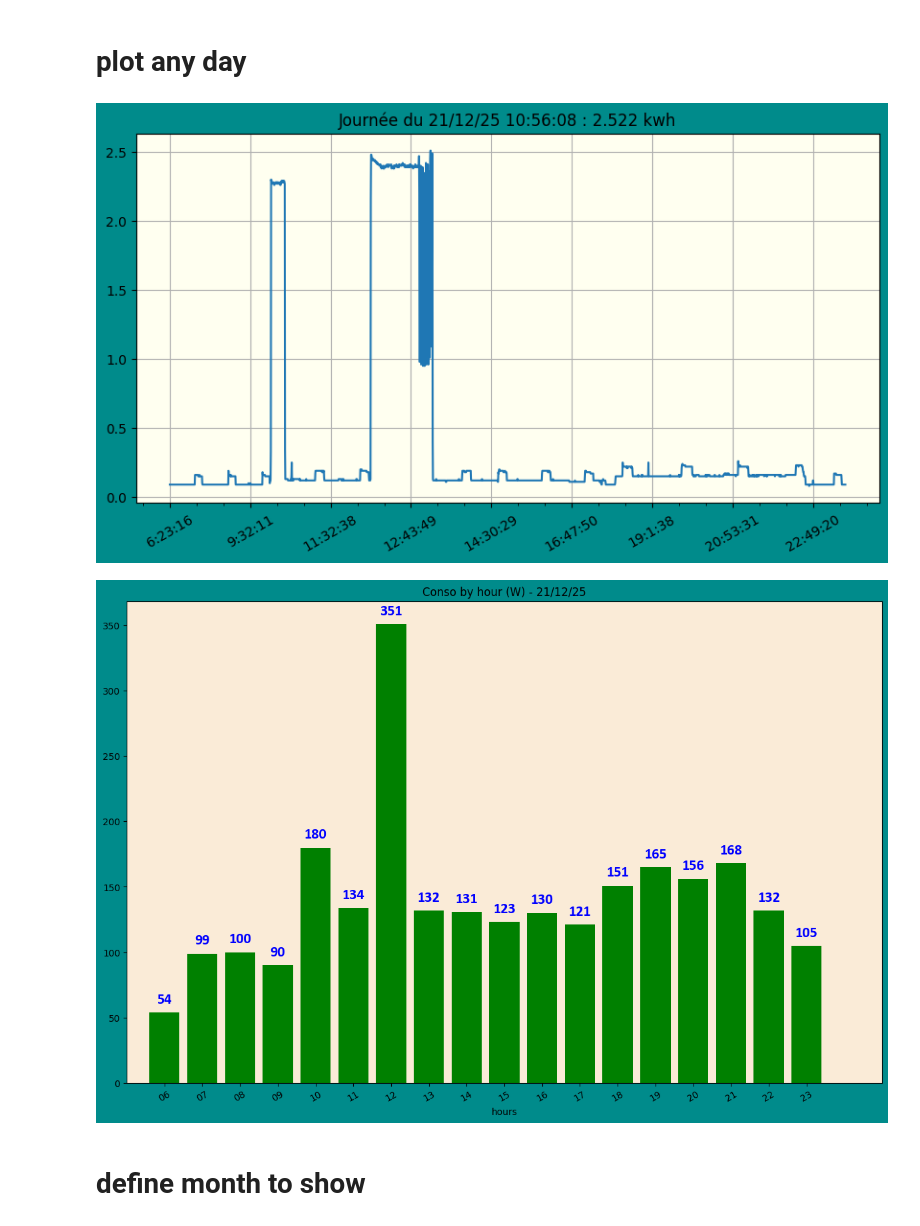
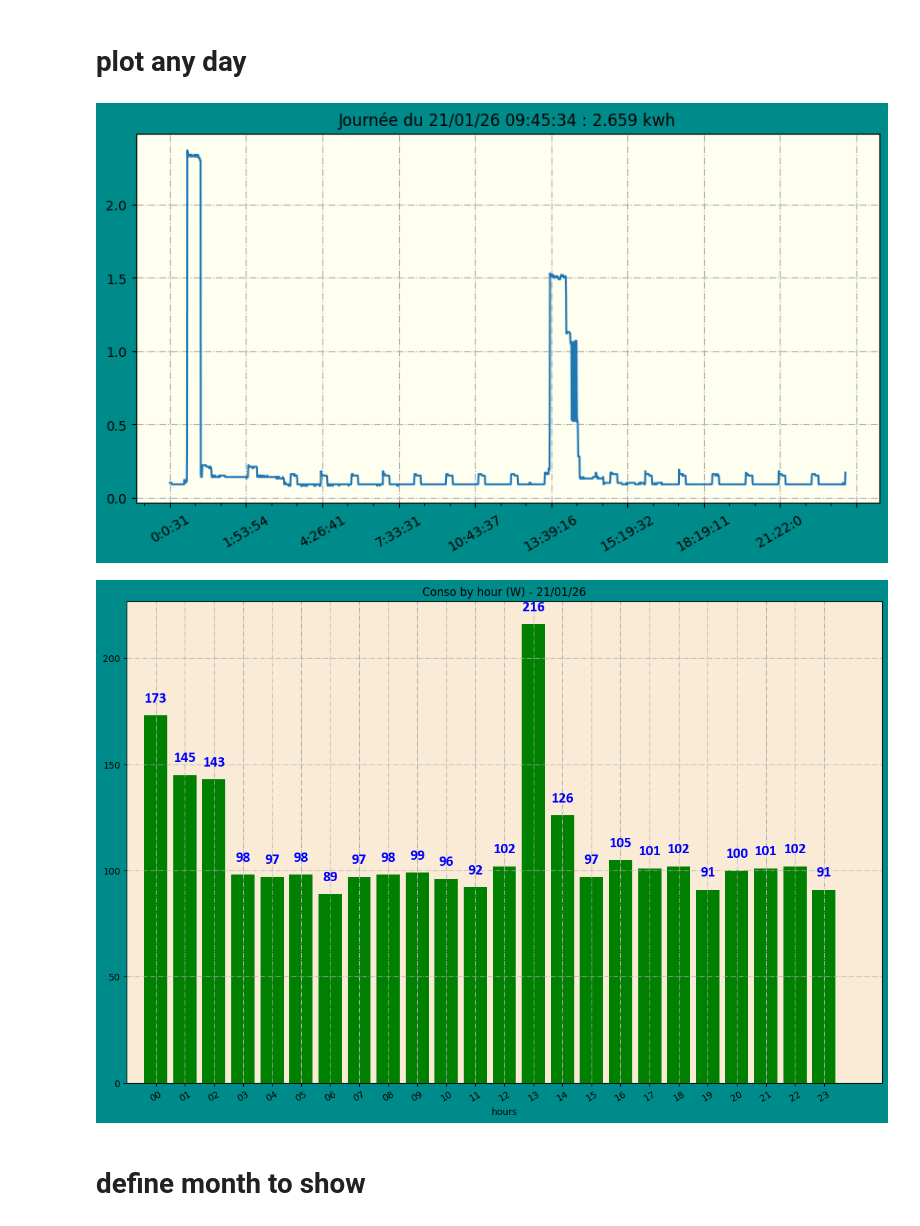
Before and after one commit to jdavid54/jupyter_notebooks2, a Jupyter notebook: conso_kwh_mini.ipynb, the cells around one changed output. Saved outputs shown, nothing was run; the diff lists cells and outputs as text; code cells hidden in the pictures.

```diff
--- a/conso_kwh_mini.ipynb
+++ b/conso_kwh_mini.ipynb
@@ -37,6 +37,7 @@ def conso_byhour(day,bgcolor='antiquewhite'):
     ax = values.plot(kind="bar",color='green',width=.8)
     ax.set_facecolor(bgcolor)
     #plt.grid()
+    plt.grid(True, linestyle='-.')
     plt.tight_layout()
     plt.title(f'Conso by hour (W) - {day}')
     plt.xlim(-1,len(x)+1)
@@ -323,7 +324,7 @@ def show(day,pltcolor='darkcyan',bgcolor="ivory"):
     plt.plot(df['kWh'])
     #plt.plot(conso_day['heure'],conso_day['kWh'])
     plt.title(f'Journée du {day} {here} : {conso_jour/1000} kwh')
-    plt.grid()
+    plt.grid(True, linestyle='-.')
     plt.xticks(rotation=30);
 
     if conso_jour>3000:
@@ -1846,13 +1844,13 @@ with open(path,'wb') as file:
 # %% [markdown]
 # plot any day
 # %%
-day = '21/12/25'
+day = '21/01/26'
 #day = today
 show(day,pltcolor='darkcyan')
 conso_byhour(day)
 # %% [output]
-[figure, old version]
+[figure, new version]
-[figure, old version]
+[figure, new version]
 # %% [markdown]
 # define month to show
 # %%
```
Also changed, not shown: parts of 151 cells of this notebook, 11 other files.
